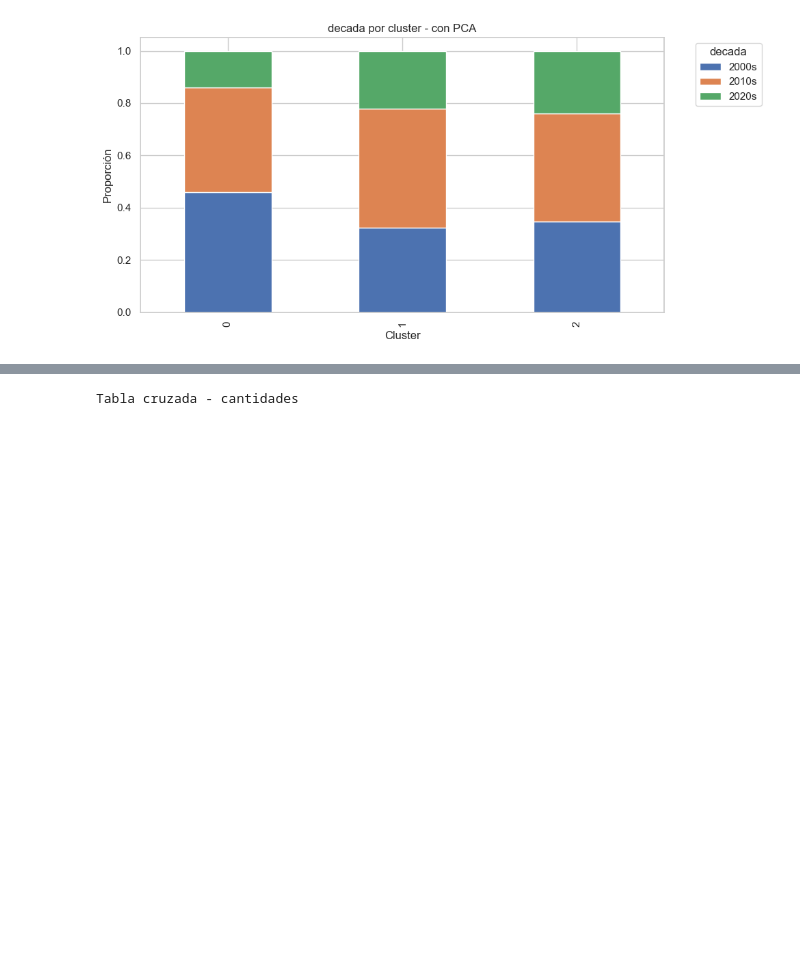
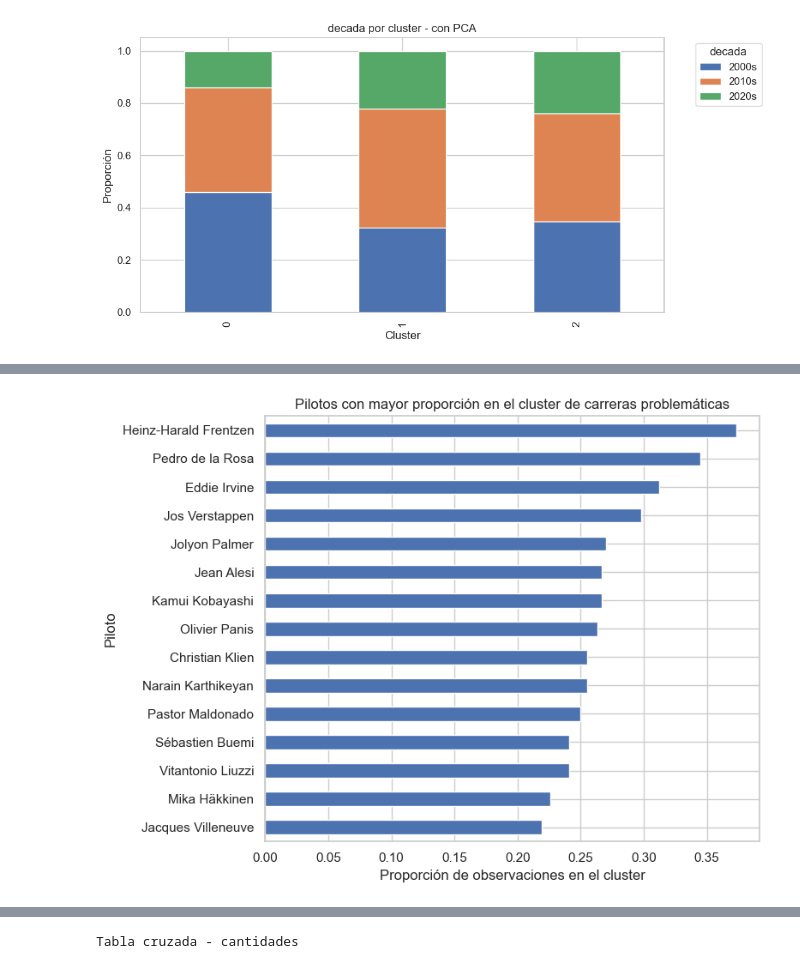
Before and after one commit to castillojuanignacio/Analisis-multivariado, a Jupyter notebook: notebooks/clustering/Cluster_formula1.ipynb, the cells around one changed output, grey strips where cells are left out. Cells and saved outputs as stored; diff of their text form; code cells hidden in the pictures; blank space fills up the shorter version.

```diff
--- a/notebooks/clustering/Cluster_formula1.ipynb
+++ b/notebooks/clustering/Cluster_formula1.ipynb
@@ -960,0 +1132,24 @@ Distribución de decada por cluster con PCA
+# %%
+# ============================================================
+# Pilotos más asociados al cluster 0: carreras problemáticas
+# ============================================================
+
+cluster_problematico = 0
+
+top_pilotos_problematicos = (
+    tabla_piloto_cluster[cluster_problematico]
+    .head(15)
+    .sort_values()
+)
+
+plt.figure(figsize=(8, 6))
+
+top_pilotos_problematicos.plot(kind="barh")
+
+plt.title("Pilotos con mayor proporción en el cluster de carreras problemáticas")
+plt.xlabel("Proporción de observaciones en el cluster")
+plt.ylabel("Piloto")
+plt.tight_layout()
+plt.show()
+# %% [output]
+[figure, added]
```
Also changed, not shown: parts of 12 cells of this notebook.
